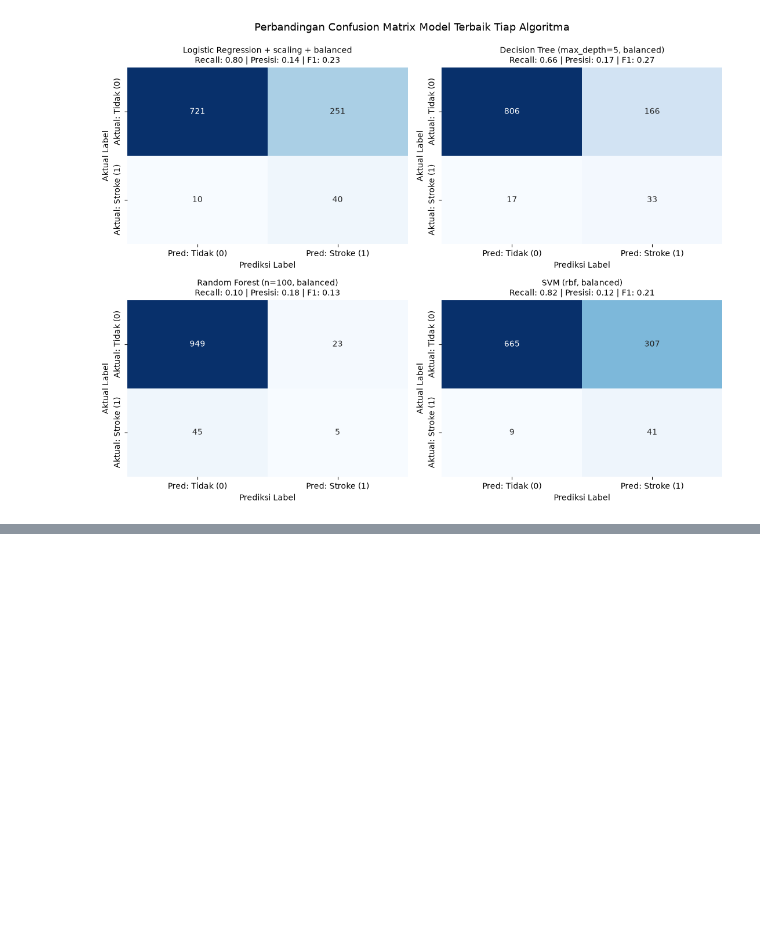
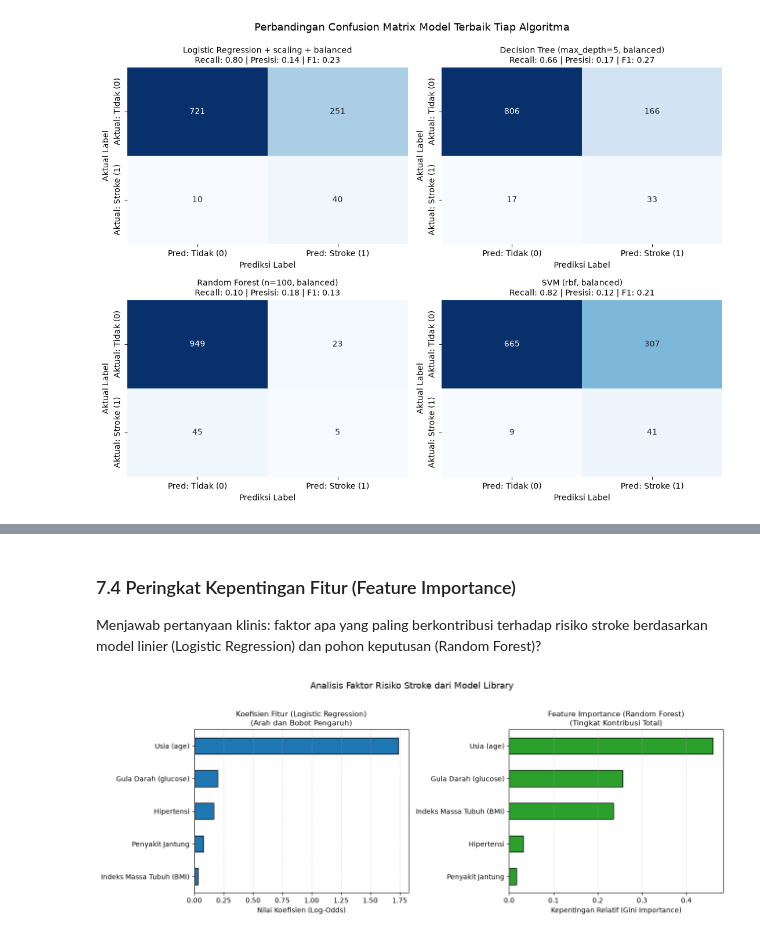
Before and after one commit to ravi-arnan/machine-learning, a Jupyter notebook: colab-hasil/04_model_library_hasil.ipynb, the cells around one changed output, grey strips where cells are left out. Cells and saved outputs as stored; diff of their text form; code cells hidden in the pictures; blank space fills up the shorter version.

```diff
--- a/colab-hasil/04_model_library_hasil.ipynb
+++ b/colab-hasil/04_model_library_hasil.ipynb
@@ -331,0 +370,32 @@ Cross-validation dan hyperparameter tuning lebih lanjut bisa dilakukan
+# %% [markdown]
+### 7.4 Peringkat Kepentingan Fitur (Feature Importance)
+
+Menjawab pertanyaan klinis: faktor apa yang paling berkontribusi terhadap risiko stroke berdasarkan model linier (Logistic Regression) dan pohon keputusan (Random Forest)?
+# %%
+fitur_nama = ["age", "hypertension", "heart_disease", "avg_glucose_level", "bmi"]
+fitur_label = ["Usia (age)", "Hipertensi", "Penyakit Jantung", "Gula Darah (glucose)", "Indeks Massa Tubuh (BMI)"]
+
+m_lr = model_terbaik[0][1]
+m_rf = model_terbaik[2][1]
+
+fig, (ax1, ax2) = plt.subplots(1, 2, figsize=(13, 4.8))
+
+# Koefisien Logistic Regression
+s_lr = pd.Series(m_lr.coef_[0], index=fitur_label).sort_values()
+s_lr.plot(kind="barh", ax=ax1, color="#1f77b4", edgecolor="black")
+ax1.set_title("Koefisien Fitur (Logistic Regression)\n(Arah dan Bobot Pengaruh)", fontsize=11)
+ax1.set_xlabel("Nilai Koefisien (Log-Odds)", fontsize=10)
+ax1.grid(axis="x", linestyle="--", alpha=0.4)
+
+# Feature Importance Random Forest
+s_rf = pd.Series(m_rf.feature_importances_, index=fitur_label).sort_values()
+s_rf.plot(kind="barh", ax=ax2, color="#2ca02c", edgecolor="black")
+ax2.set_title("Feature Importance (Random Forest)\n(Tingkat Kontribusi Total)", fontsize=11)
+ax2.set_xlabel("Kepentingan Relatif (Gini Importance)", fontsize=10)
+ax2.grid(axis="x", linestyle="--", alpha=0.4)
+
+plt.suptitle("Analisis Faktor Risiko Stroke dari Model Library", fontsize=13, y=1.02)
+plt.tight_layout()
+plt.show()
+# %% [output]
+[figure, added]
```
Also changed, not shown: parts of 12 cells of this notebook, 1 other file.
